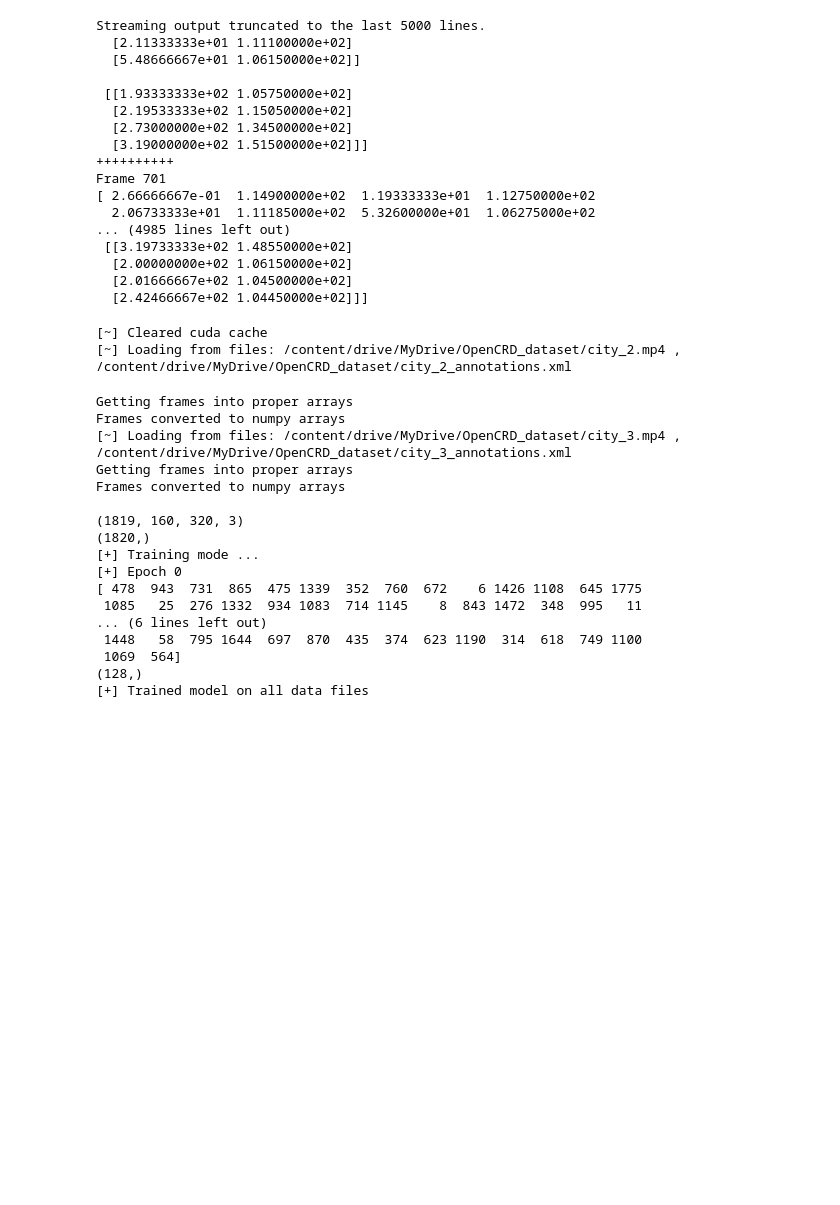
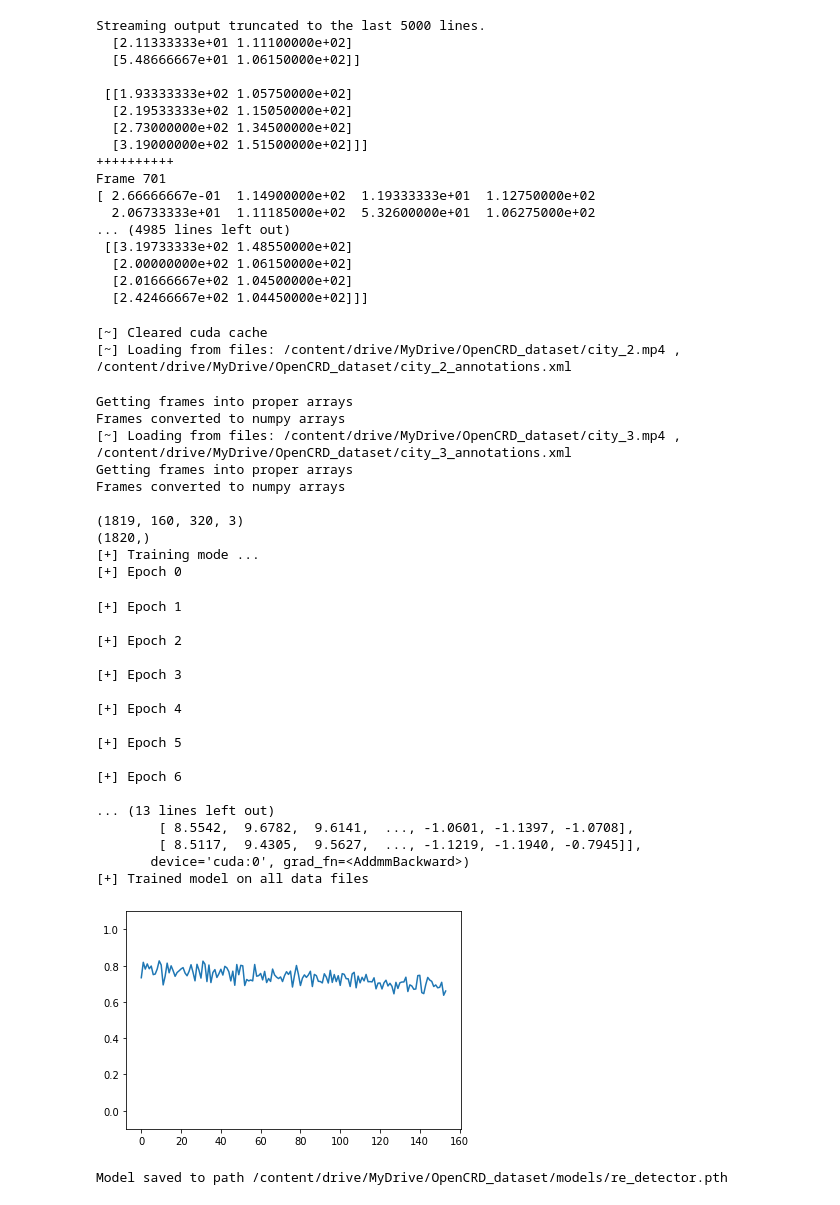
Before and after one commit to pAplakidis/OpenCRD, a Jupyter notebook: notebooks/train_test_re_colab.ipynb, the cells around one changed output. Saved outputs shown, nothing was run; the diff lists cells and outputs as text; code cells hidden in the pictures; blank space fills up the shorter version.

Commit message:
trained basic model, need improvements

```diff
--- a/notebooks/train_test_re_colab.ipynb
+++ b/notebooks/train_test_re_colab.ipynb
@@ -139,9 +139,9 @@ class REDetector(nn.Module):
     super(REDetector, self).__init__()
 
     # output polylines attributes
-    n_coords = 2  # 2 coordinates: x,y
-    n_points = 4  # number of points of each polyline
-    max_n_lines = 6 # max number of polylines per frame
+    self.n_coords = 2  # 2 coordinates: x,y
+    self.n_points = 4  # number of points of each polyline
+    self.max_n_lines = 6 # max number of polylines per frame
 
     # Convolutional Layers
     self.conv1 = nn.Conv2d(3, 16, 5)
@@ -157,17 +157,19 @@ class REDetector(nn.Module):
     self.bn1 = nn.BatchNorm1d(num_features=120)
     self.fc2 = nn.Linear(120, 84)
     self.bn2 = nn.BatchNorm1d(num_features=84)
-    self.fc3 = nn.Linear(84, n_coords*n_points*max_n_lines)
+    self.fc3 = nn.Linear(84, self.n_coords*self.n_points*self.max_n_lines)
 
   def forward(self, x):
-    x = self.pool(F.relu(self.conv2_bn1(self.conv1(x))))
-    x = self.pool(F.relu(self.conv2_bn2(self.conv2(x))))
-    x = self.pool(F.relu(self.conv2_bn3(self.conv3(x))))
+    x = self.pool(F.relu(self.conv2d_bn1(self.conv1(x))))
+    x = self.pool(F.relu(self.conv2d_bn2(self.conv2(x))))
+    x = self.pool(F.relu(self.conv2d_bn3(self.conv3(x))))
     #print(x.shape)
     x = x.view(-1, self.num_flat_features(x))
     x = F.relu(self.bn1(self.fc1(x)))
     x = F.relu(self.bn2(self.fc2(x)))
     x = self.fc3(x)
+
+    return x
 
   def num_flat_features(self, x):
     size = x.size()[1:]
@@ -269,6 +273,7 @@ Frame 701
   [2.42466667e+02 1.04450000e+02]]]
 # %%
 # TRAINING PROCESS
+# TODO: model does not learn!!!
 def train(frames, annotations, model):
   loss_function = nn.MSELoss()
   optim = torch.optim.Adam(model.parameters(), lr=0.001)  # TODO: try new learning rates
@@ -282,6 +287,7 @@ def train(frames, annotations, model):
     t = trange(0, len(frames)-BS, BS)
     for i in t:
       # get data into network
+      # TODO: maybe give data linearly instead of in batches (might work better here, but it is not compatible with multitask learning)
       rng = np.random.default_rng()
       samp = rng.choice(len(frames), size=BS, replace=False)
 
@@ -292,7 +298,7 @@ def train(frames, annotations, model):
         frame = frames[j]
         frame = np.moveaxis(frame, -1, 0) # [batch_size, channels, height, width]
         X_train.append(frame)
-        flat_annot = serialize_polylines(annotations[j], n_coords, n_points, max_n_lines)
+        flat_annot = serialize_polylines(annotations[j], model.n_coords, model.n_points, model.max_n_lines)
         Y_train.append([flat_annot])
       X = torch.tensor(np.array(X_train)).float().to(device)
       Y = torch.tensor(np.array(Y_train)).float().to(device)
@@ -300,7 +306,7 @@ def train(frames, annotations, model):
       # forward and back feed
       optim.zero_grad()
       out = model(X)
-      accuracy = (out == Y).float().mean()  # TODO: this might be wrong
+      #accuracy = (out == Y).float().mean()  # TODO: this might be wrong
       loss = loss_function(out, Y)
       loss = loss.mean()
       loss.backward()
@@ -308,15 +314,17 @@ def train(frames, annotations, model):
 
       # print stats
       loss = loss.item()
-      accuracy = accuracy.item()
-      losses.append(loss/100) # /100 so that we can see it in the graph
-      accuracies.append(accuracy)
-      t.set_description("loss %.2f accuracy %.2f out %.2f" % (loss, accuracy, out.mean().item()))
+      #accuracy = accuracy.item()
+      losses.append(loss/10000) # /10000 so that we can see it in the graph
+      #accuracies.append(accuracy)
+      #t.set_description("loss %.2f accuracy %.2f out %.2f" % (loss, accuracy, out.mean().item()))
+      t.set_description("loss %.2f out %.2f" % (loss, out.mean().item()))
 
   # plot losses and accuracies
   plt.ylim(-0.1, 1.1)
   plot(losses)
-  plot(accuracies)
+  #plot(accuracies)
+  print(out)
 
   return model
 
@@ -329,38 +337,49 @@ model = REDetector().to(device).train()
 for i in trange(1, len(video_files)):
   print("[~] Loading from files: %s , %s" % (base_dir+video_files[i], base_dir+annot_files[i]))
   frames, annotations = get_data(base_dir+video_files[i], base_dir+annot_files[i])
   frames = conv_frames(frames)
   #if i == 0:
   if i == 1:
     all_frames = frames
     all_annotations = annotations
   else:
     all_frames = np.concatenate((all_frames, frames), axis=0)
     all_annotations = np.concatenate((all_annotations, annotations), axis=0)
 
 frames, labels = [], [] # free up memory
 print(all_frames.shape)
 print(all_annotations.shape)
 print("[+] Training mode ...")
-model = train(all_frames, all_annotations, model)
+model = train(all_frames, all_annotations[:-1], model)
 print("[+] Trained model on all data files")
 # %% [output]
 [~] Cleared cuda cache
 [~] Loading from files: /content/drive/MyDrive/OpenCRD_dataset/city_2.mp4 , /content/drive/MyDrive/OpenCRD_dataset/city_2_annotations.xml
 Getting frames into proper arrays
 Frames converted to numpy arrays
 [~] Loading from files: /content/drive/MyDrive/OpenCRD_dataset/city_3.mp4 , /content/drive/MyDrive/OpenCRD_dataset/city_3_annotations.xml
 Getting frames into proper arrays
 Frames converted to numpy arrays
 
 (1819, 160, 320, 3)
 (1820,)
 [+] Training mode ...
 [+] Epoch 0
-[ 478  943  731  865  475 1339  352  760  672    6 1426 1108  645 1775
- 1085   25  276 1332  934 1083  714 1145    8  843 1472  348  995   11
-... (6 lines left out)
- 1448   58  795 1644  697  870  435  374  623 1190  314  618  749 1100
- 1069  564]
-(128,)
-[+] Trained model on all data files
+[+] Epoch 1
+
+[+] Epoch 2
+
+[+] Epoch 3
+
+[+] Epoch 4
+
+[+] Epoch 5
+
+[+] Epoch 6
+
+... (13 lines left out)
+        [ 8.5542,  9.6782,  9.6141,  ..., -1.0601, -1.1397, -1.0708],
+        [ 8.5117,  9.4305,  9.5627,  ..., -1.1219, -1.1940, -0.7945]],
+       device='cuda:0', grad_fn=<AddmmBackward>)
+[+] Trained model on all data files
+[figure, added]
@@ -366,0 +390,7 @@ Frames converted to numpy arrays
+# %%
+# save model for later retraining
+model_path = "/content/drive/MyDrive/OpenCRD_dataset/models/re_detector.pth"
+torch.save(model.state_dict(), model_path)
+print("Model saved to path", model_path)
+# %% [output]
+Model saved to path /content/drive/MyDrive/OpenCRD_dataset/models/re_detector.pth
```
Also changed, not shown: parts of 2 cells of this notebook, 1 other file.
